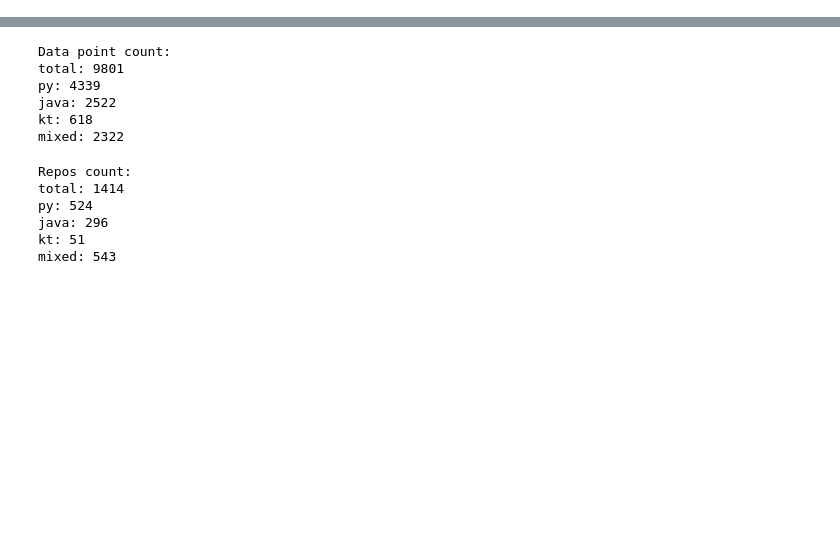
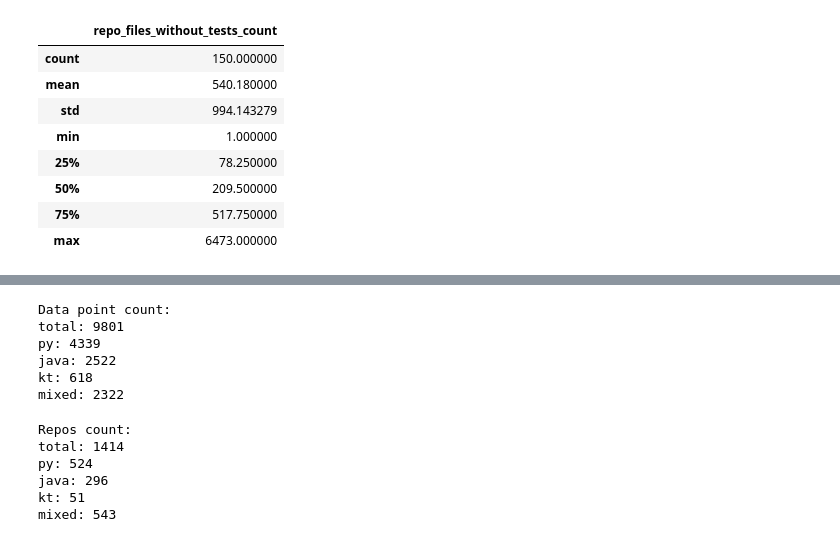
Before and after one commit to JetBrains-Research/lca-baselines, a Jupyter notebook: bug_localization/src/notebooks/final_data_analysis.ipynb, the cells around one changed output, grey strips where cells are left out. Drawn from its saved outputs; the diff is of its cells as text; code cells hidden in the pictures; blank space fills up the shorter version.

```diff
--- a/bug_localization/src/notebooks/final_data_analysis.ipynb
+++ b/bug_localization/src/notebooks/final_data_analysis.ipynb
@@ -12,13 +12,3 @@ from datasets import config
 
 cache_dir = config.HF_DATASETS_CACHE
 shutil.rmtree(cache_dir, ignore_errors=True)
-# %%
-dfs = {
-    category: datasets.load_dataset(
-        'tiginamaria/bug-localization',
-        category,
-        split='dev',
-        ignore_verifications=True,
-    ).to_pandas()
-    for category in ['py', 'java', 'kt', 'mixed']
-}
@@ -35,3 +16,27 @@ You can remove this warning by passing 'verification_mode=no_checks' instead.
 repos_columns = ['repo_symbols_count', 'repo_tokens_count', 'repo_lines_count', 'repo_files_without_tests_count']
 diff_columns = ['changed_symbols_count', 'changed_tokens_count', 'changed_lines_count', 'changed_files_count', 'changed_files_without_tests_count']
 issue_columns = ['issue_symbols_count', 'issue_words_count', 'issue_tokens_count', 'issue_lines_count', 'issue_links_count', 'issue_code_blocks_count']
+# %%
+dfs_test = {
+    category: datasets.load_dataset(
+        'tiginamaria/bug-localization',
+        category,
+        split='test',
+        ignore_verifications=True,
+    ).to_pandas()
+    for category in ['py', 'java', 'kt']
+}
+# %%
+final_df = pd.concat(dfs_test.values(), axis=0)
+# %%
+final_df[['repo_files_without_tests_count']].describe()
+# %% [output]
+|  | repo_files_without_tests_count |
+| count | 150.000000 |
+| mean | 540.180000 |
+| std | 994.143279 |
+| min | 1.000000 |
+| 25% | 78.250000 |
+| 50% | 209.500000 |
+| 75% | 517.750000 |
+| max | 6473.000000 |
```
Also changed, not shown: parts of 3 cells of this notebook, 5 other files.
